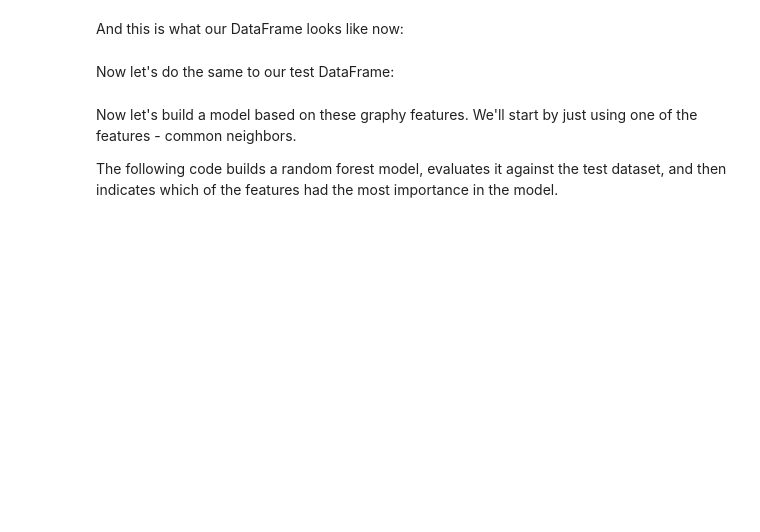
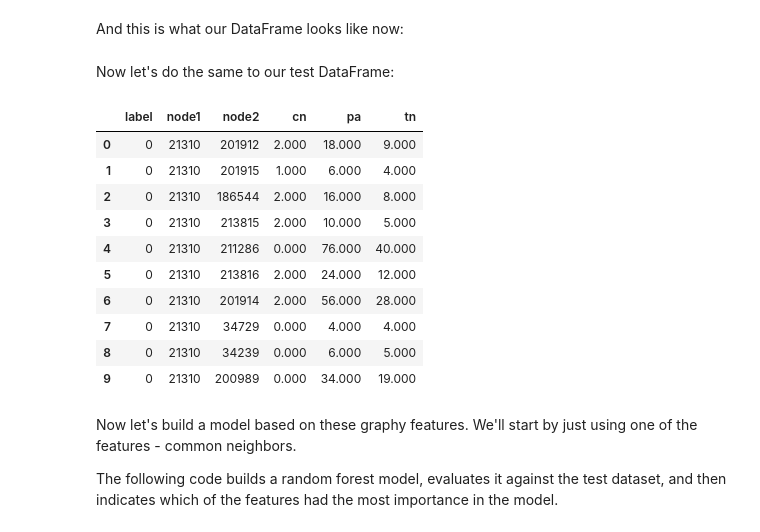
Before and after one commit to mneedham/data-science-training, a Jupyter notebook: 04_Predictions.ipynb, the cells around one changed output. Cells and saved outputs as stored; diff of their text form; code cells hidden in the pictures; blank space fills up the shorter version.

```diff
--- a/04_Predictions.ipynb
+++ b/04_Predictions.ipynb
@@ -266,7 +380,19 @@ Now let's do the same to our test DataFrame:
 # %%
 test_df = apply_graphy_features(test_df, "CO_AUTHOR")
 # %%
-test_df.head()
+test_df.head(n=10)
+# %% [output]
+|  | label | node1 | node2 | cn | pa | tn |
+| 0 | 0 | 21310 | 201912 | 2.000 | 18.000 | 9.000 |
+| 1 | 0 | 21310 | 201915 | 1.000 | 6.000 | 4.000 |
+| 2 | 0 | 21310 | 186544 | 2.000 | 16.000 | 8.000 |
+| 3 | 0 | 21310 | 213815 | 2.000 | 10.000 | 5.000 |
+| 4 | 0 | 21310 | 211286 | 0.000 | 76.000 | 40.000 |
+| 5 | 0 | 21310 | 213816 | 2.000 | 24.000 | 12.000 |
+| 6 | 0 | 21310 | 201914 | 2.000 | 56.000 | 28.000 |
+| 7 | 0 | 21310 | 34729 | 0.000 | 4.000 | 4.000 |
+| 8 | 0 | 21310 | 34239 | 0.000 | 6.000 | 5.000 |
+| 9 | 0 | 21310 | 200989 | 0.000 | 34.000 | 19.000 |
 # %% [markdown]
 Now let's build a model based on these graphy features. We'll start by just using one of the features - common neighbors.
 
```
Also changed, not shown: parts of 27 cells of this notebook.
